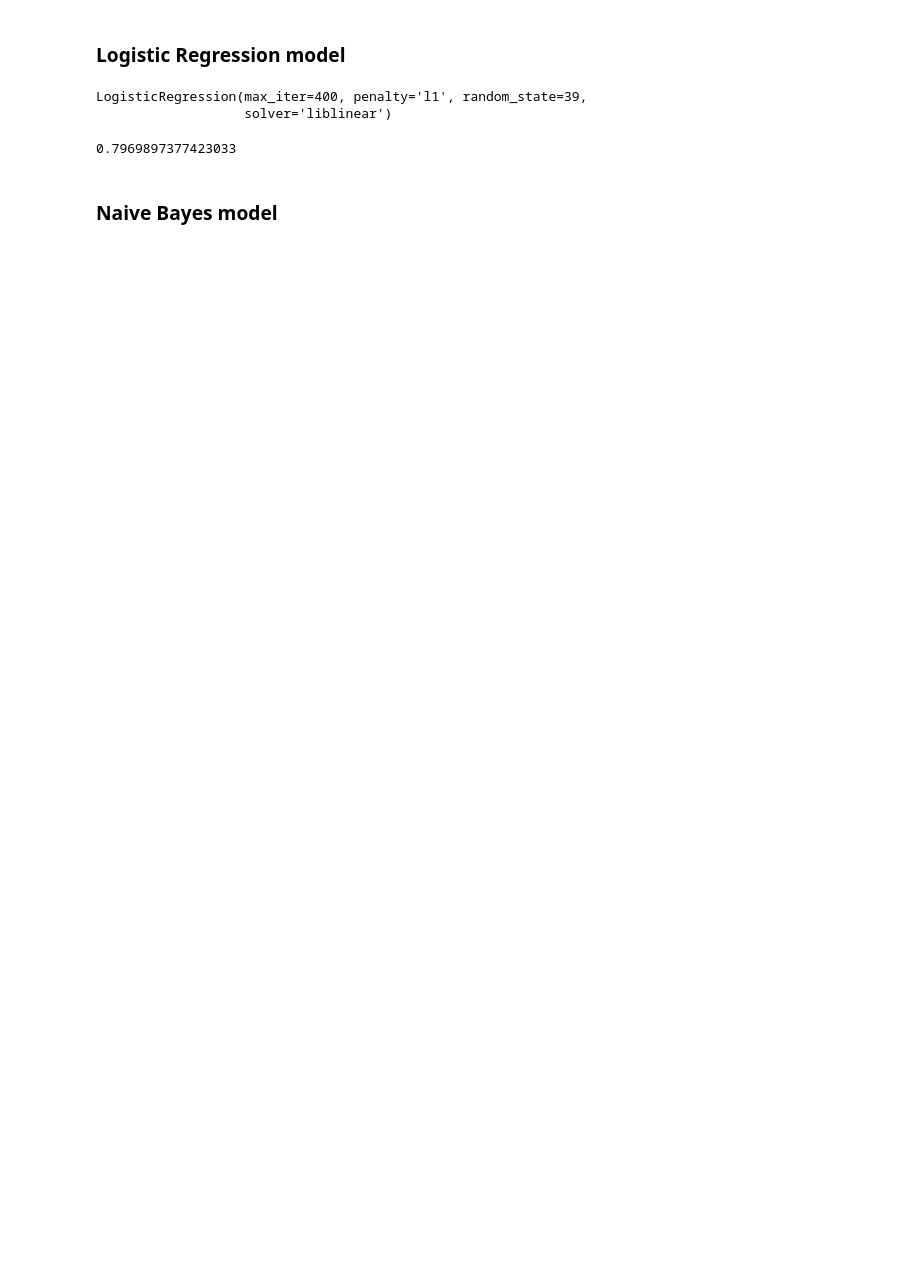
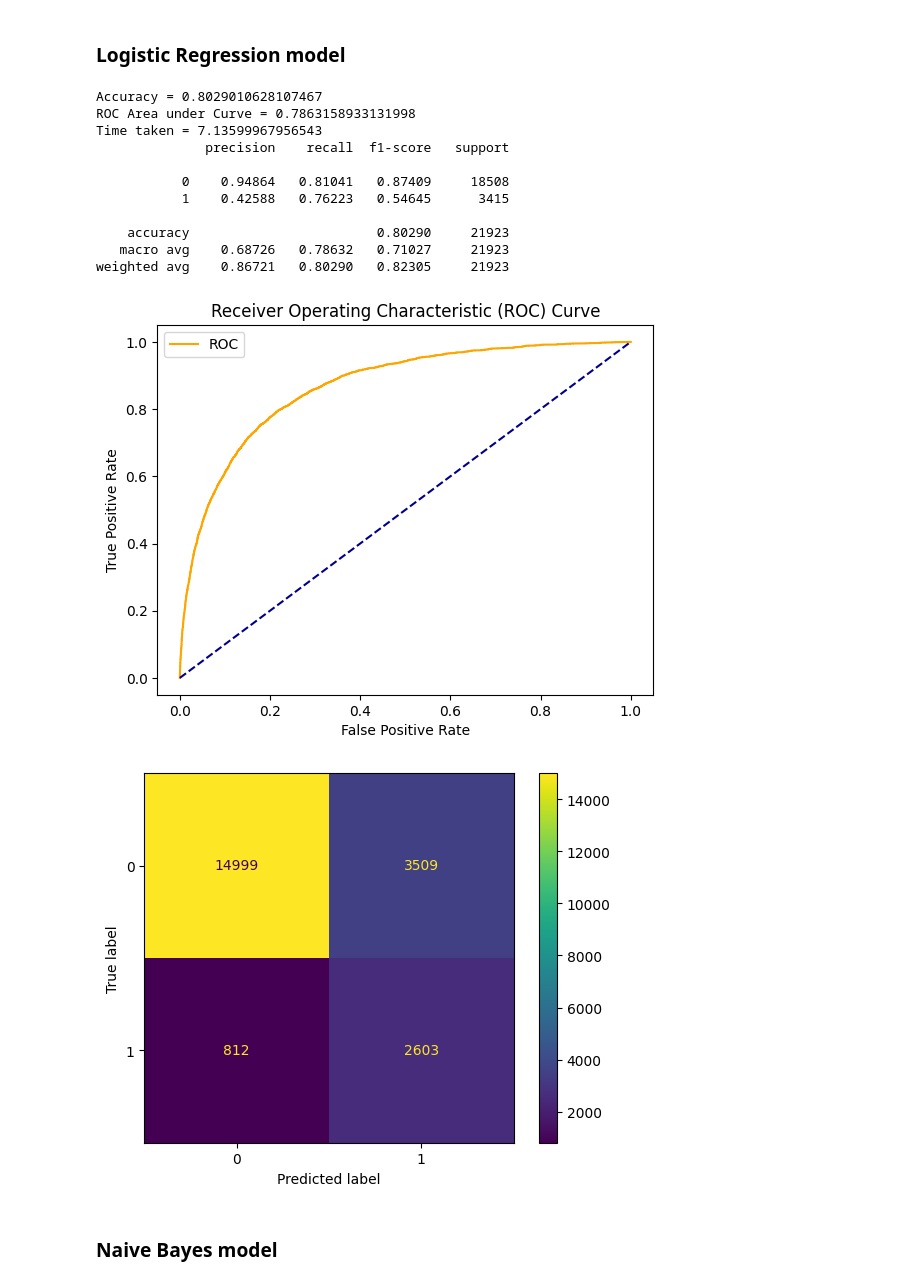
Before and after one commit to tainhoz1991/predicting-rain-weather-AUS, a Jupyter notebook: weather.ipynb, the cells around one changed output. Cells and saved outputs as stored; diff of their text form; code cells hidden in the pictures; blank space fills up the shorter version.

```diff
--- a/weather.ipynb
+++ b/weather.ipynb
@@ -460,5 +434,16 @@ model_lr = LogisticRegression(max_iter=500,random_state=41)
 # %%
-model.fit(X_train_normalized, y_train_resempled)
+model_lr, accuracy_lr, roc_auc_lr, f1_lr, t_lr = run_model(model_lr, X_train_normalized, y_train_resempled, X_test_normalized, y_test)
 # %% [output]
-LogisticRegression(max_iter=400, penalty='l1', random_state=39,
-                   solver='liblinear')
+Accuracy = 0.8029010628107467
+ROC Area under Curve = 0.7863158933131998
+Time taken = 7.13599967956543
+              precision    recall  f1-score   support
+
+           0    0.94864   0.81041   0.87409     18508
+           1    0.42588   0.76223   0.54645      3415
+
+    accuracy                        0.80290     21923
+   macro avg    0.68726   0.78632   0.71027     21923
+weighted avg    0.86721   0.80290   0.82305     21923
+[figure, added]
+[figure, added]
@@ -467,7 +450,3 @@ y_predict = model.predict(X_test_normalized)
-# %%
-accuracy_score(y_predict, y_test)
-# %% [output]
-0.7969897377423033
 # %% [markdown]
 ### Naive Bayes model
 # %%
```
Also changed, not shown: parts of 96 cells of this notebook.
